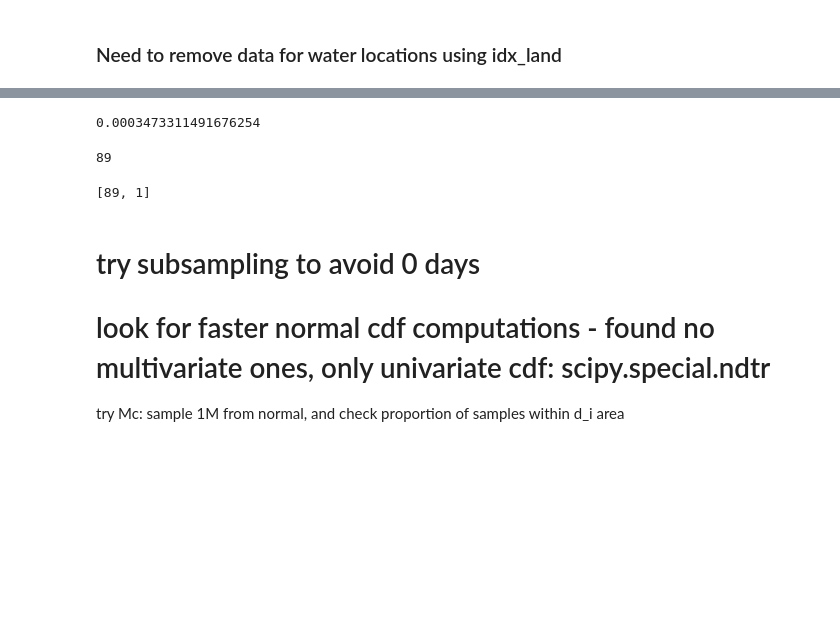
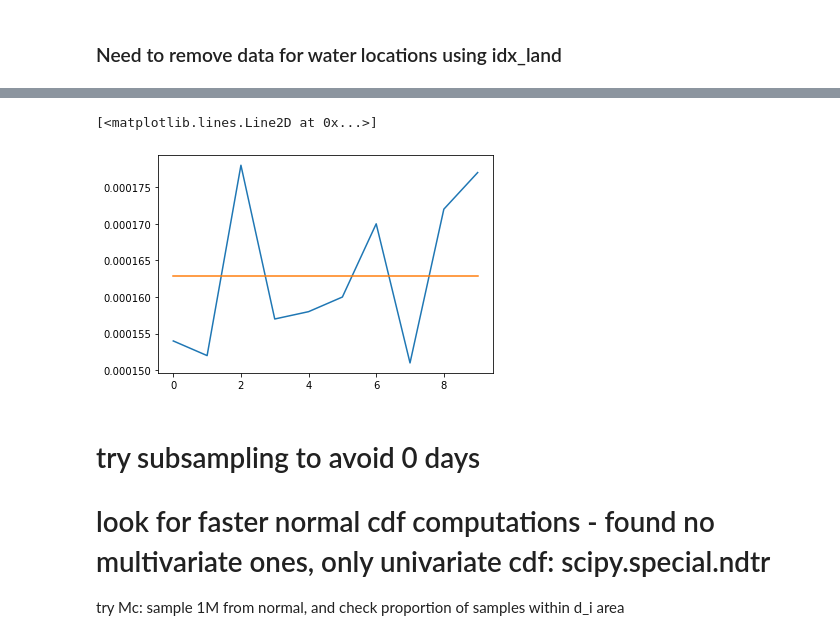
Before and after one commit to Huk-David/SpaDep_VCop, a Jupyter notebook: Publication_work/Copulas_gamma.ipynb, the cells around one changed output, grey strips where cells are left out. Cells and saved outputs as stored; diff of their text form; code cells hidden in the pictures; blank space fills up the shorter version.

```diff
--- a/Publication_work/Copulas_gamma.ipynb
+++ b/Publication_work/Copulas_gamma.ipynb
@@ -439,6 +444,22 @@ inv_us = [[inv_us[i][k] for k in idx_land] for i in range(len(inv_us))]
 did_rain_01 = [[did_rain_01[i][k] for k in idx_land] for i in range(len(did_rain_01))]
 # %% [markdown]
 ### Need to remove data for water locations using idx_land
+# %%
+# MC estimate - Correct and working
+def mc_cdf(rvs,cov_matrix,ppf_us):
+    '''
+    rvs: [[set1], ... , [set m]] each set of length = #locations = n.
+    cov_matrix: covariance matrix between the locations in question.
+    ppf_us: [u1, ... , un] length = # locs.
+    '''
+    # rvs are mean 0 already, but need different covariance
+    cholesk_mat = np.linalg.cholesky(cov_matrix)
+    normcov_vars = [np.asarray(cholesk_mat@rvs[i])[0] for i in range(len(rvs))]
+    out = max(0.0001,np.sum([np.sum([normcov_vars[m][n]<ppf_us[n] for n in range(len(ppf_us))])==len(ppf_us) for m in range(len(normcov_vars))]))
+    return [out , out/len(rvs)]
+
+
+#rand_vars = scs.multivariate_normal.rvs(np.zeros(len(submat11.todense())),np.eye(len(submat11.todense())),size=100000)
 # %%
 # nll computation for one parallelised worker
 def parallel_nll(days_period,cov_mat,Invcdf_Us,truncation_pi,did_rain):
@@ -546,7 +586,7 @@ class truncgauss():
 # %%
 # trying sparse matricies - gives cdf=0 for squares larger than 500*500-ish -> logcdf=-inf and crashes for bigger dimensions
 # try mc approximation to the integral
-test3 = np.nan_to_num(RBF(length_scale=0.9).__call__(dist_mat[1001:1100,1001:1100]),copy=False,nan=0)
+test3 = np.nan_to_num(RBF(length_scale=0.9).__call__(dist_mat),copy=False,nan=0)
 subset=np.random.choice(range(len(test3)),10,replace=False)
 r_rain,c_rain = [[i] for i in subset],[i for i in subset]
 r_dry,c_dry = [[i] for i in range(len(test3)) if i not in subset],[i for i in range(len(test3)) if i not in subset]
@@ -554,31 +594,17 @@ submat11 = coo_matrix(test3[r_dry,c_dry])
 submat12 = csr_matrix(test3[r_dry,c_rain])
 submat21 = csc_matrix(test3[r_rain,c_dry])
 submat22 = coo_matrix(test3[r_rain,c_rain])
-# %%
-# MC estimate - Correct and working
-def mc_cdf(rvs,cov_matrix,ppf_us):
-    '''
-    rvs: [[set1], ... , [set m]] each set of length = #locations = n.
-    cov_matrix: covariance matrix between the locations in question.
-    ppf_us: [u1, ... , un] length = # locs.
-    '''
-    cholesk_mat = np.linalg.cholesky(cov_matrix)
-    normcov_vars = [np.matmul(cholesk_mat,rvs[i]) for i in range(len(rvs))] # rvs are mean 0 already, but need different covariance
-    #return np.sum([[normcov_vars[m][n]<ppf_us[n] for n in range(len(ppf_us))]==[1,1] for m in range(len(normcov_vars))])/len(rvs)
-    return [len(rvs[2]),len(normcov_vars[3])]
-# %%
-scs.multivariate_normal.cdf(x=[inv_us[60][k] for k in c_dry],mean=np.zeros(len(submat11.todense())),cov=(submat11-submat12@scipy.sparse.linalg.inv(submat22)@submat21).todense())
-# %% [output]
-0.0003473311491676254
-# %%
-len([inv_us[60][k] for k in c_dry])
-# %% [output]
-89
 # %%
-rand_vars = scs.multivariate_normal.rvs(np.zeros(len(submat11.todense())),np.eye(len(submat11.todense())),size=10)
-mc_cdf(rand_vars,(submat11-submat12@scipy.sparse.linalg.inv(submat22)@submat21).todense(),[inv_us[60][k] for k in c_dry])
+mc_runs = []
+for run in range(10):
+    rand_vars = scs.multivariate_normal.rvs(np.zeros(len(submat11.todense())),np.eye(len(submat11.todense())),size=1000000)
+    mc_runs.append(mc_cdf(rand_vars,(submat11-submat12@scipy.sparse.linalg.inv(submat22)@submat21).todense(),[inv_us[60][k] for k in c_dry])[0])
-# %% [output]
-[89, 1]
+# %%
+plt.plot([mc_runs[i]/1000000 for i in range(10)])
+plt.plot([np.mean(mc_runs)/1000000 for k in range(10)])
+# %% [output]
+[<matplotlib.lines.Line2D at 0x...>]
+[figure, added]
 # %% [markdown]
 # try subsampling to avoid 0 days
 # look for faster normal cdf computations - found no multivariate ones, only univariate cdf: scipy.special.ndtr
```
Also changed, not shown: parts of 7 cells of this notebook.
